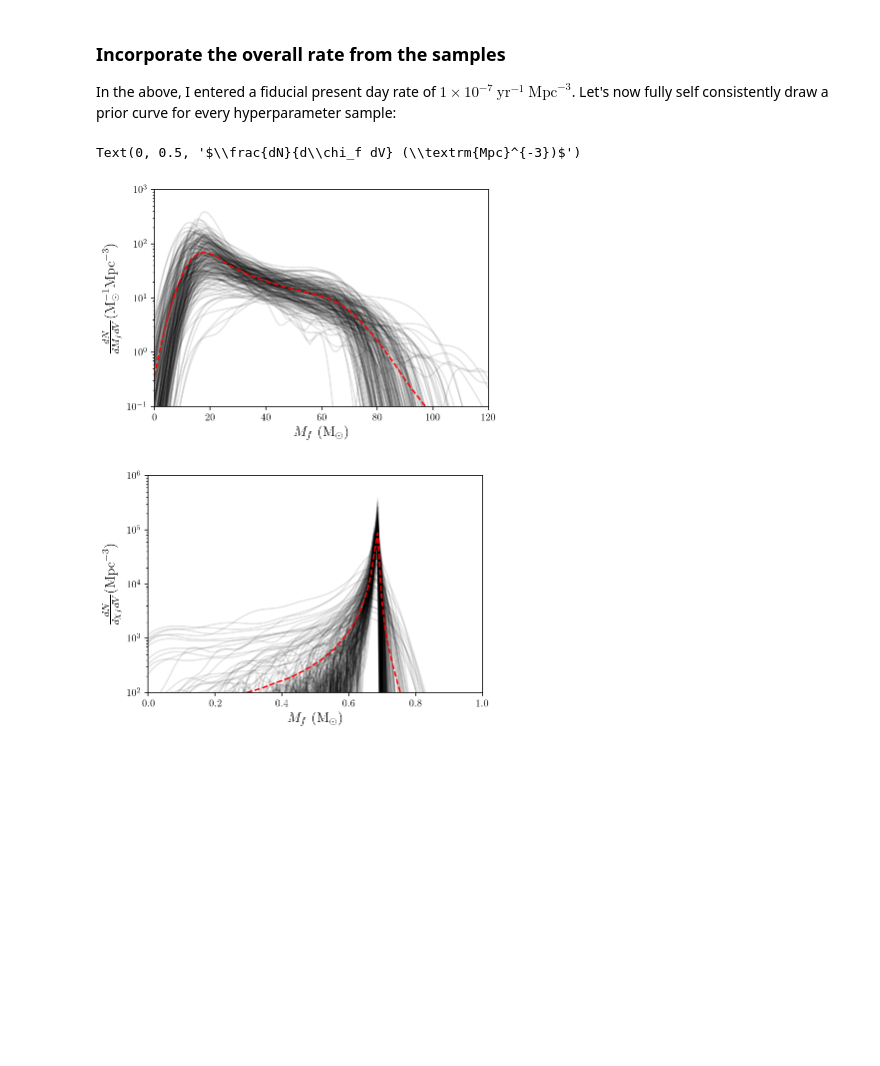
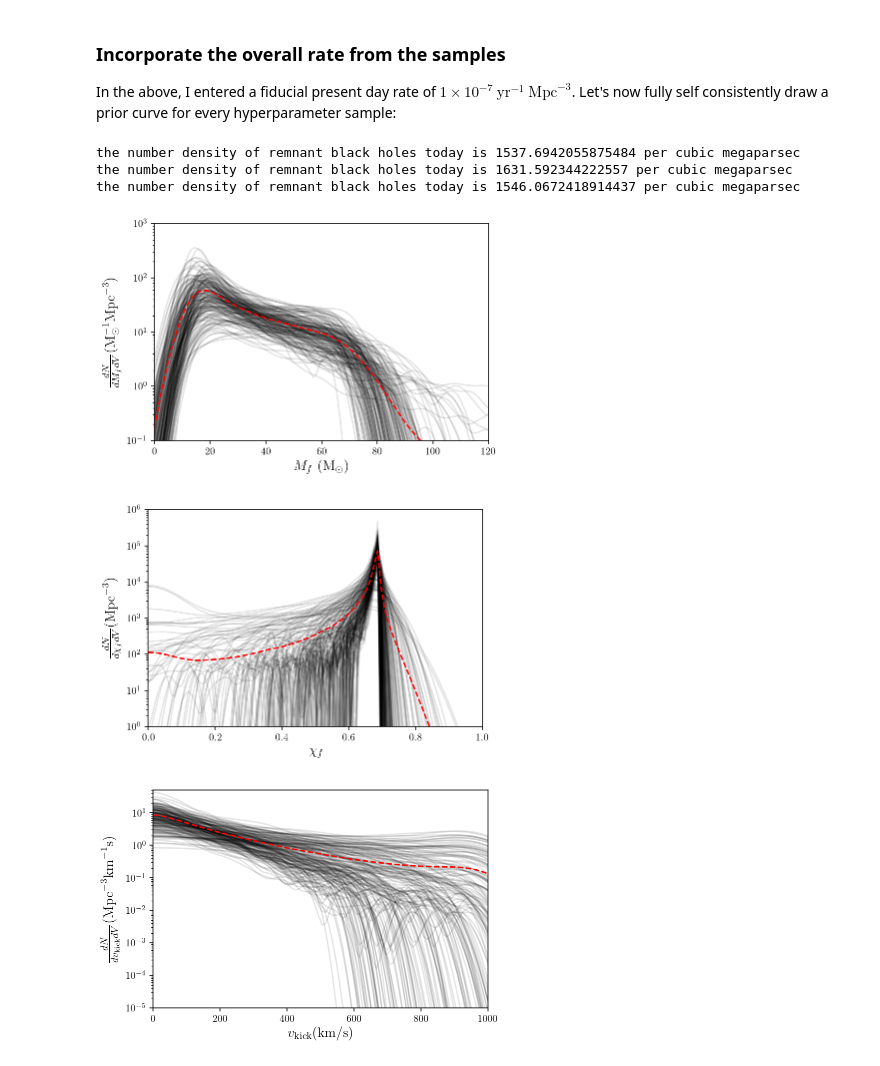
Before and after one commit to zodoctor/final_state_population, a Jupyter notebook: Final_State_Population.ipynb, the cells around one changed output. Cells and saved outputs as stored; diff of their text form; code cells hidden in the pictures; blank space fills up the shorter version.

```diff
--- a/Final_State_Population.ipynb
+++ b/Final_State_Population.ipynb
@@ -178,8 +308,9 @@ class RateCalculator(FlatLambdaCDM):
         self.alpha= alpha
         self.td_min = td_min #minimum delay time
         super().__init__(H0,Om0)
-        self.z_min,self.z_max = 0,15
-        self.zgrid = np.linspace(self.z_min,self.z_max,1000)
+        self.z_min,self.z_max = 0.0001,15
+        #self.zgrid = np.linspace(self.z_min,self.z_max,2000)
+        self.zgrid = np.logspace(np.log10(self.z_min),np.log10(self.z_max),5000)
         self.t_of_zgrid = self.hubble_time.to_value(self.time_unit) - self.lookback_time(self.zgrid).to_value(self.time_unit)
         self.t_min = np.amin(self.t_of_zgrid) # age of universe at z_max
         self.t_of_z = interp1d(self.zgrid,self.t_of_zgrid)
@@ -235,3 +366,13 @@ plt.yscale('log')
 # %% [markdown]
 ### Incorporate the overall rate from the samples
 In the above, I entered a fiducial present day rate of $1\times10^{-7}\ \textrm{yr}^{-1}\ \textrm{Mpc}^{-3}$.  Let's now fully self consistently draw a prior curve for every hyperparameter sample:
+# %%
+model_name = 'model_b'
+model = ModelB()
+use_n_hypersamples = 200
+samples_per_hypsample = 1000
+
+#fig,ax = plt.subplots(1,2)
+mgrid = np.linspace(0,120,100)
+chigrid = np.linspace(0,1,100)
+vgrid = np.linspace(0,1000,100)
@@ -270,22 +424,47 @@ with h5py.File('figure_data/corner_AB.h5') as f:
 # %%
 data = np.load('Mf_sf_pdfs.npy')
 plt.plot(mgrid,data[:,0,:].T,alpha=0.1,color='k')
 plt.plot(mgrid,(data[:,0,:].T).mean(axis=1),color='r',ls='--')
+n = np.trapz((data[:,0,:].T).mean(axis=1),mgrid)
+print(f'the number density of remnant black holes today is {n} per cubic megaparsec')
 plt.ylim(1e-1,1e3)
 plt.yscale('log')
 plt.xlim([0,120])
 plt.xlabel(r'$M_f\ (\textrm{M}_\odot)$',fontsize=14)
 plt.ylabel(r'$\frac{dN}{dM_f dV} (\textrm{M}_\odot^{-1}\textrm{Mpc}^{-3})$',fontsize=14)
+plt.savefig('Mf_number_density.png',dpi=300)
+
 plt.figure()
 plt.plot(chigrid,data[:,1,:].T,alpha=0.1,color='k')
 plt.plot(chigrid,(data[:,1,:].T).mean(axis=1),color='r',ls='--')
+n = np.trapz((data[:,1,:].T).mean(axis=1),chigrid)
+print(f'the number density of remnant black holes today is {n} per cubic megaparsec')
+
 #plt.ylim(1e-1,1e3)
 plt.yscale('log')
-plt.ylim([1e2,1e6])
+plt.ylim([1e0,1e6])
 plt.xlim([0,1])
-plt.xlabel(r'$M_f\ (\textrm{M}_\odot)$',fontsize=14)
+plt.xlabel(r'$\chi_f$',fontsize=14)
 plt.ylabel(r'$\frac{dN}{d\chi_f dV} (\textrm{Mpc}^{-3})$',fontsize=14)
+plt.savefig('chif_number_density.png',dpi=300)
+
+plt.figure()
+plt.plot(vgrid,data[:,2,:].T,alpha=0.1,color='k')
+plt.plot(vgrid,(data[:,2,:].T).mean(axis=1),color='r',ls='--')
+n = np.trapz((data[:,2,:].T).mean(axis=1),vgrid)
+print(f'the number density of remnant black holes today is {n} per cubic megaparsec')
+
+#plt.ylim(1e-1,1e3)
+plt.yscale('log')
+plt.ylim(1e-5,50)
+plt.xlim([0,1000])
+plt.xlabel(r'$v_{\rm kick} (\textrm{km}/\textrm{s})$',fontsize=14)
+plt.ylabel(r'$\frac{dN}{dv_{\rm kick} dV} (\textrm{Mpc}^{-3} \textrm{km}^{-1} \textrm{s})$',fontsize=14)
+plt.savefig('vf_number_density.png',dpi=300)
 # %% [output]
-Text(0, 0.5, '$\\frac{dN}{d\\chi_f dV} (\\textrm{Mpc}^{-3})$')
+the number density of remnant black holes today is 1537.6942055875484 per cubic megaparsec
+the number density of remnant black holes today is 1631.592344222557 per cubic megaparsec
+the number density of remnant black holes today is 1546.0672418914437 per cubic megaparsec
-[figure, old version]
+[figure, new version]
-[figure, old version]
+[figure, new version]
+[figure, added]
```
Also changed, not shown: parts of 25 cells of this notebook, 1 other file.
